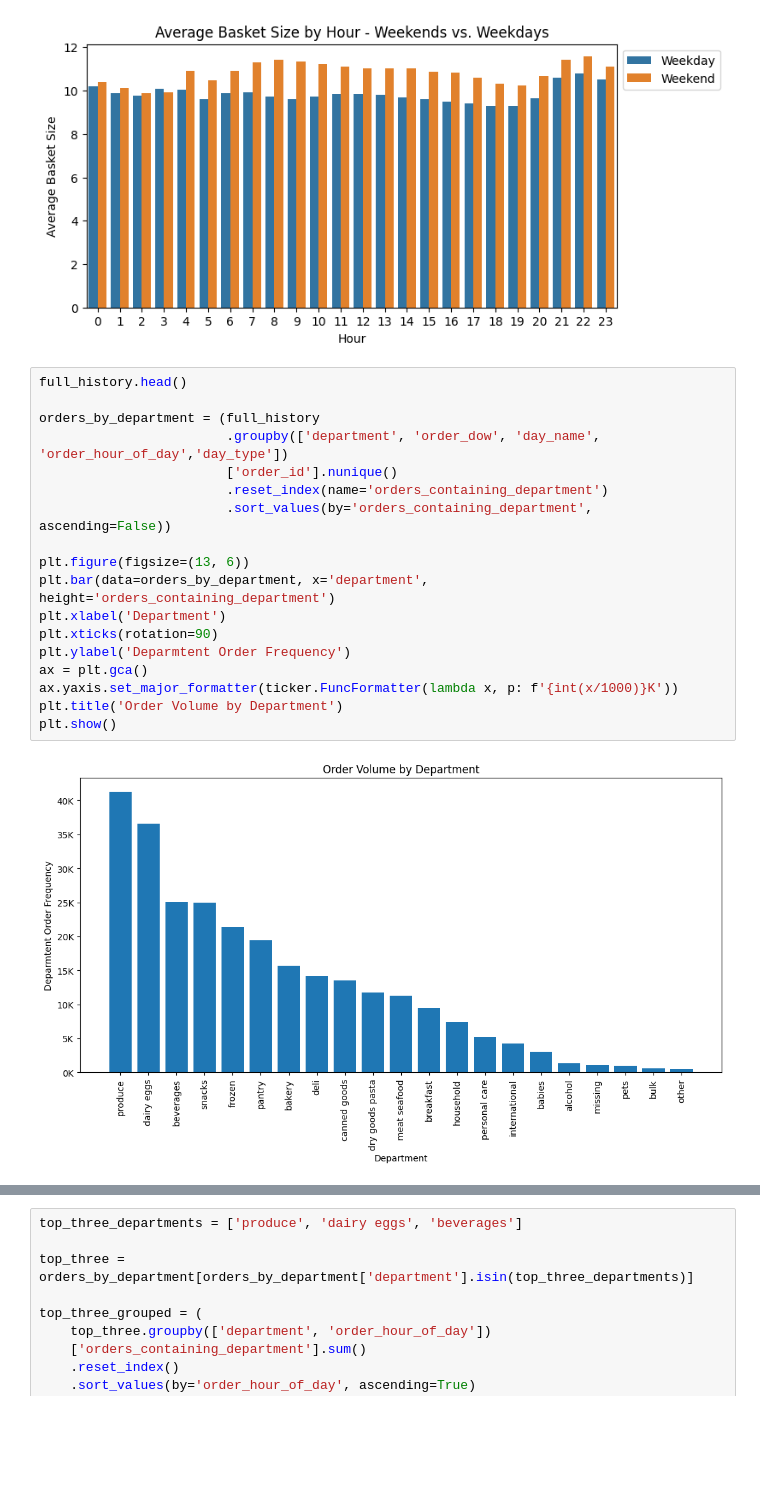
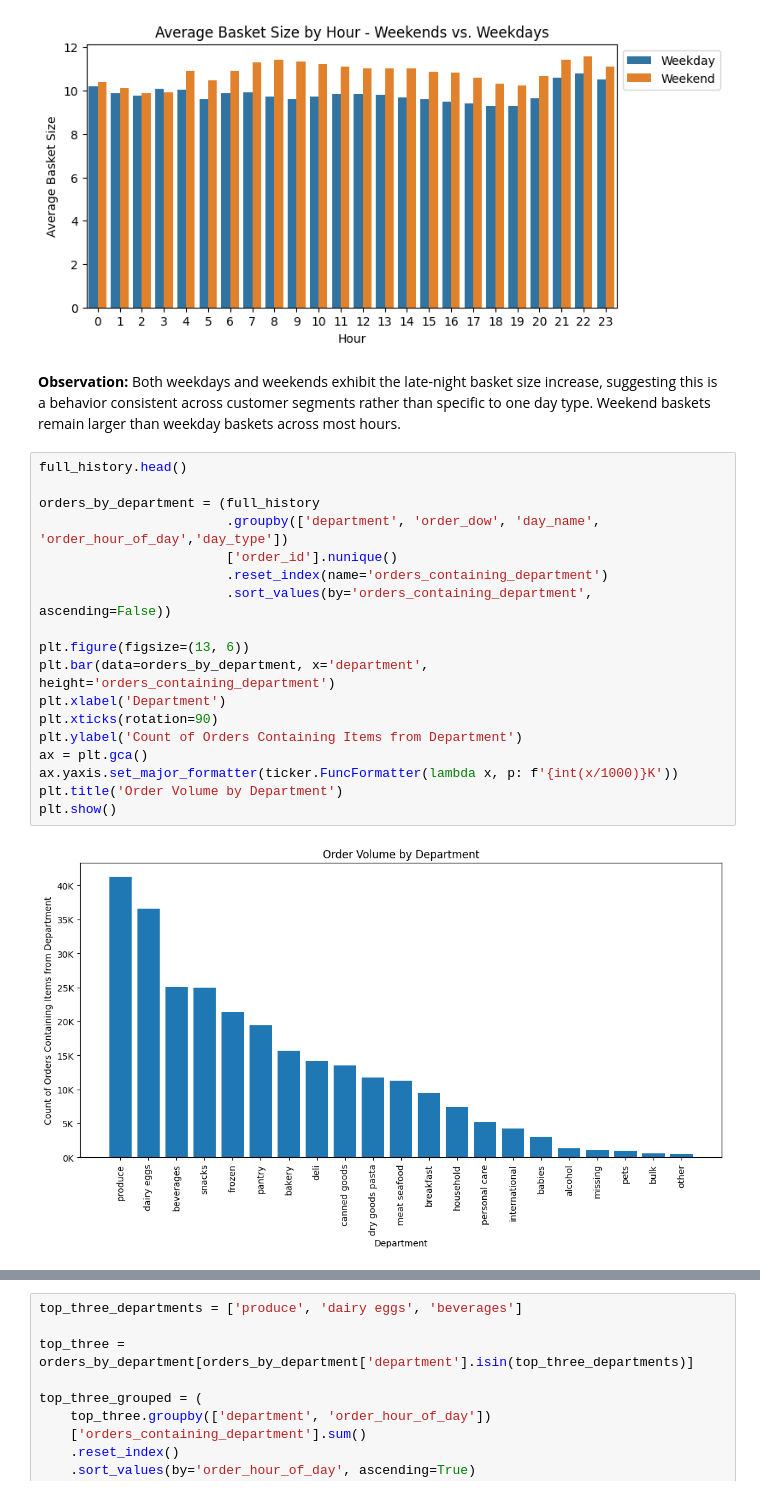
Before and after one commit to shawnho-368/instacart_market_basket, a Jupyter notebook: notebook/instacart.ipynb, the cells around one changed output, grey strips where cells are left out. Drawn from its saved outputs; the diff is of its cells as text; blank space fills up the shorter version.

```diff
--- a/notebook/instacart.ipynb
+++ b/notebook/instacart.ipynb
@@ -288,23 +325,25 @@ plt.legend(bbox_to_anchor=(1, 1), loc='upper left')
 plt.show()
 # %% [output]
 [figure]
+# %% [markdown]
+**Observation:** Both weekdays and weekends exhibit the late-night basket size increase, suggesting this is a behavior consistent across customer segments rather than specific to one day type. Weekend baskets remain larger than weekday baskets across most hours.
 # %%
 full_history.head()
 
 orders_by_department = (full_history
                         .groupby(['department', 'order_dow', 'day_name', 'order_hour_of_day','day_type'])
                         ['order_id'].nunique()
                         .reset_index(name='orders_containing_department')
                         .sort_values(by='orders_containing_department', ascending=False))
 
 plt.figure(figsize=(13, 6))
 plt.bar(data=orders_by_department, x='department', height='orders_containing_department')
 plt.xlabel('Department')
 plt.xticks(rotation=90)
-plt.ylabel('Deparmtent Order Frequency')
+plt.ylabel('Count of Orders Containing Items from Department')
 ax = plt.gca()
 ax.yaxis.set_major_formatter(ticker.FuncFormatter(lambda x, p: f'{int(x/1000)}K'))
 plt.title('Order Volume by Department')
 plt.show()
 # %% [output]
-[figure, old version]
+[figure, new version]
```
Also changed, not shown: parts of 14 cells of this notebook, 2 other files.
